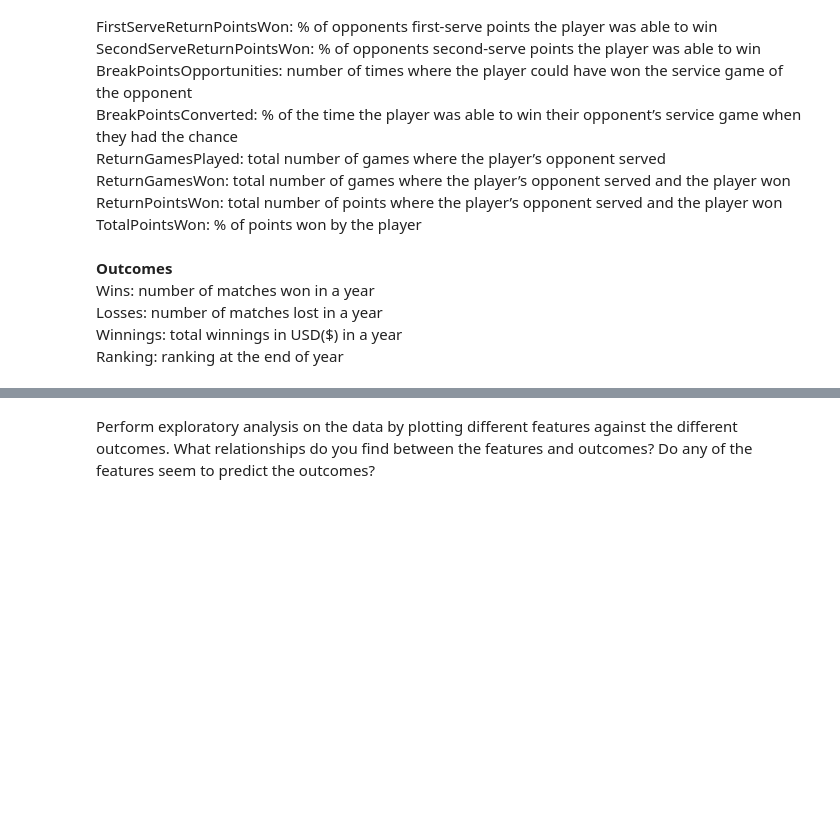
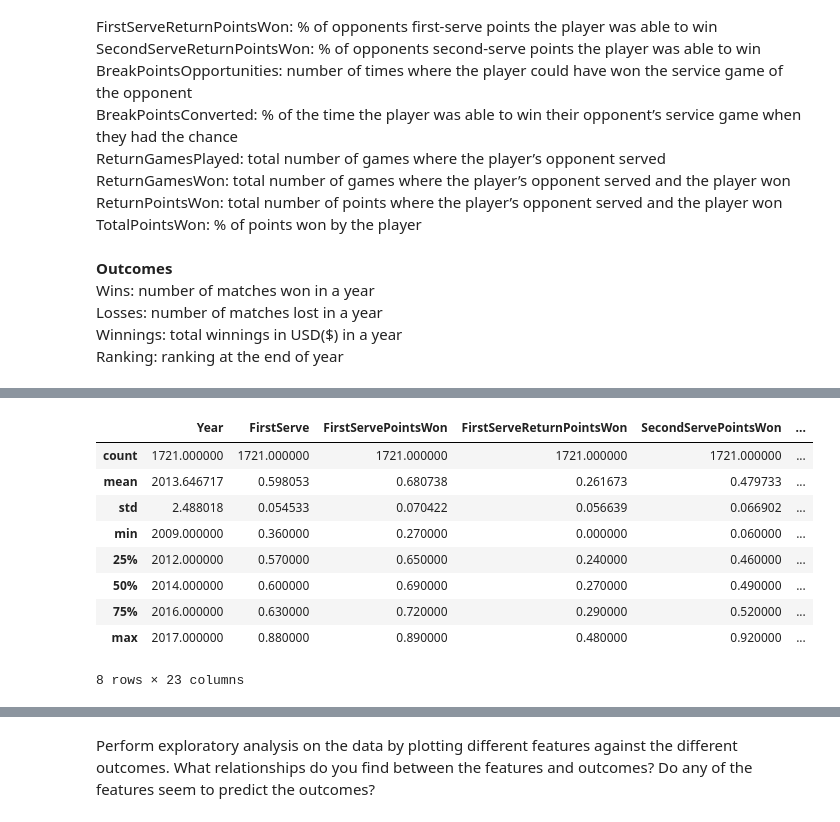
Before and after one commit to kristinkspanos/linear_regression_tennis, a Jupyter notebook: linear_regression_ATP.ipynb, the cells around one changed output, grey strips where cells are left out. Cells and saved outputs as stored; diff of their text form; code cells hidden in the pictures; blank space fills up the shorter version.

```diff
--- a/linear_regression_ATP.ipynb
+++ b/linear_regression_ATP.ipynb
@@ -35,0 +100,13 @@ Ranking: ranking at the end of year<br>
+# %%
+tennis.describe()
+# %% [output]
+|  | Year | FirstServe | FirstServePointsWon | FirstServeReturnPointsWon | SecondServePointsWon | ... |
+| count | 1721.000000 | 1721.000000 | 1721.000000 | 1721.000000 | 1721.000000 | ... |
+| mean | 2013.646717 | 0.598053 | 0.680738 | 0.261673 | 0.479733 | ... |
+| std | 2.488018 | 0.054533 | 0.070422 | 0.056639 | 0.066902 | ... |
+| min | 2009.000000 | 0.360000 | 0.270000 | 0.000000 | 0.060000 | ... |
+| 25% | 2012.000000 | 0.570000 | 0.650000 | 0.240000 | 0.460000 | ... |
+| 50% | 2014.000000 | 0.600000 | 0.690000 | 0.270000 | 0.490000 | ... |
+| 75% | 2016.000000 | 0.630000 | 0.720000 | 0.290000 | 0.520000 | ... |
+| max | 2017.000000 | 0.880000 | 0.890000 | 0.480000 | 0.920000 | ... |
+8 rows × 23 columns
```
Also changed, not shown: parts of 29 cells of this notebook.
